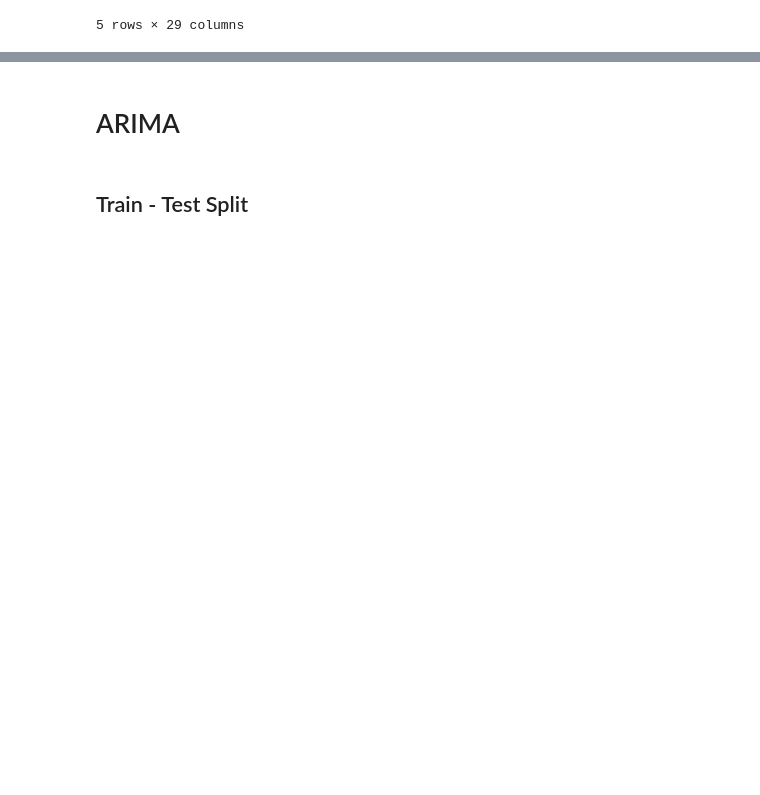
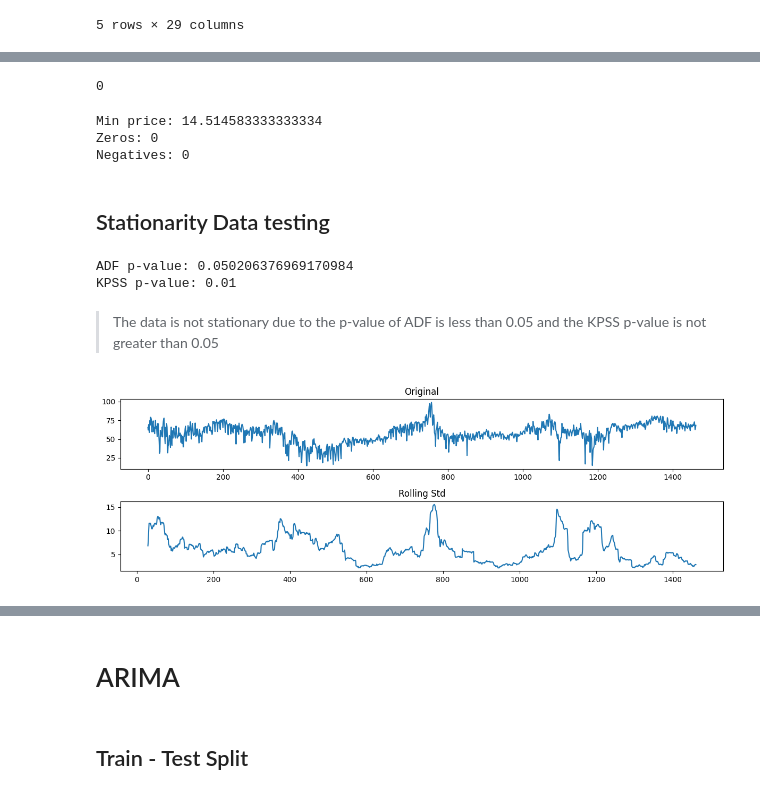
Before and after one commit to codeyson/energy_demand_forecasting, a Jupyter notebook: arima.ipynb, the cells around one changed output, grey strips where cells are left out. Drawn from its saved outputs; the diff is of its cells as text; code cells hidden in the pictures; blank space fills up the shorter version.

```diff
--- a/arima.ipynb
+++ b/arima.ipynb
@@ -159,0 +149,41 @@ energy_data.head()
+# %%
+print(energy_data['price actual'].isnull().sum())
+# %% [output]
+0
+# %%
+# checking for log transforms
+
+print(f"Min price: {energy_data['price actual'].min()}")
+print(f"Zeros: {(energy_data['price actual'] == 0).sum()}")
+print(f"Negatives: {(energy_data['price actual'] < 0).sum()}")
+# %% [output]
+Min price: 14.514583333333334
+Zeros: 0
+Negatives: 0
+# %% [markdown]
+## Stationarity Data testing
+# %%
+from statsmodels.tsa.stattools import adfuller, kpss
+
+# ADF Test: p < 0.05 means stationary
+result = adfuller(energy_data['price actual'])
+print(f"ADF p-value: {result[1]}")
+
+# KPSS Test: p > 0.05 means stationary
+result = kpss(energy_data['price actual'], regression='c')
+print(f"KPSS p-value: {result[1]}")
+# %% [output]
+ADF p-value: 0.050206376969170984
+KPSS p-value: 0.01
+# %% [markdown]
+> The data is not stationary due to the p-value of ADF is less than 0.05 and the KPSS p-value is not greater than 0.05
+# %%
+import matplotlib.pyplot as plt
+
+fig, axes = plt.subplots(2, 1, figsize=(12, 4))
+energy_data['price actual'].plot(ax=axes[0], title="Original")
+energy_data['price actual'].rolling(30).std().plot(ax=axes[1], title='Rolling Std')
+plt.tight_layout()
+plt.show()
+# %% [output]
+[figure, added]
```
Also changed, not shown: parts of 27 cells of this notebook.
